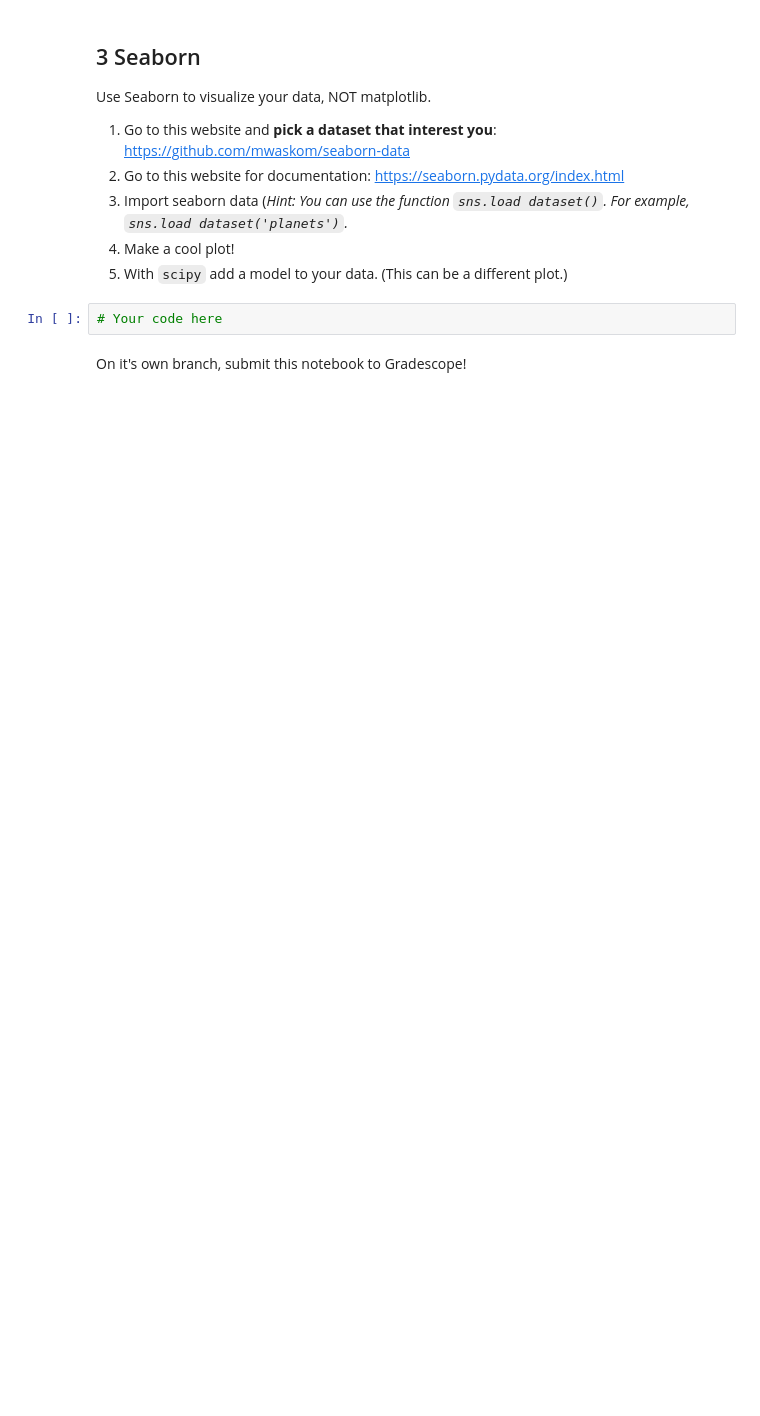
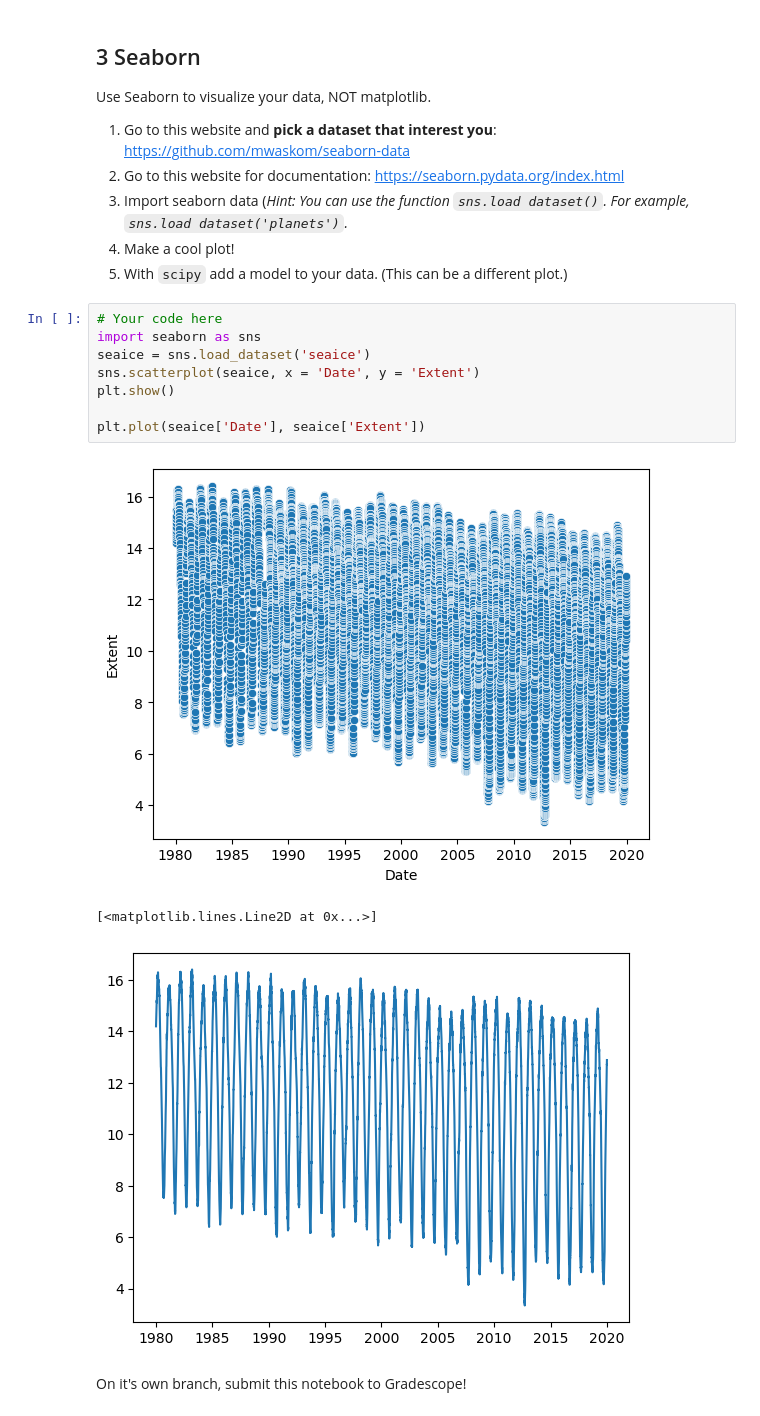
Before and after one commit to ADeight0n/ulab_angelina, a Jupyter notebook: homework13/hw13.ipynb, the cells around one changed output. Drawn from its saved outputs; the diff is of its cells as text; blank space fills up the shorter version.

```diff
--- a/homework13/hw13.ipynb
+++ b/homework13/hw13.ipynb
@@ -190,5 +343,15 @@ Use Seaborn to visualize your data, NOT matplotlib.
 5) With `scipy` add a model to your data. (This can be a different plot.)
 # %%
 # Your code here
+import seaborn as sns
+seaice = sns.load_dataset('seaice')
+sns.scatterplot(seaice, x = 'Date', y = 'Extent')
+plt.show()
+
+plt.plot(seaice['Date'], seaice['Extent'])
+# %% [output]
+[figure, added]
+[<matplotlib.lines.Line2D at 0x...>]
+[figure, added]
 # %% [markdown]
 On it's own branch, submit this notebook to Gradescope!
```
Also changed, not shown: parts of 29 cells of this notebook, 3 other files.
